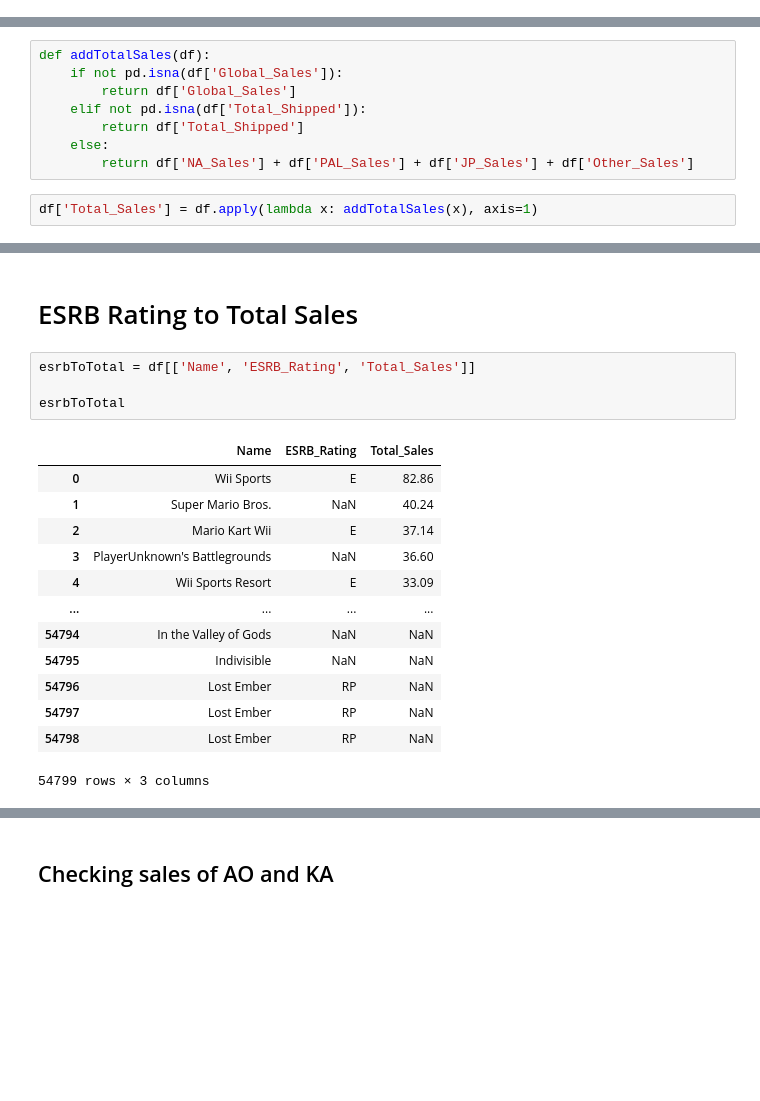
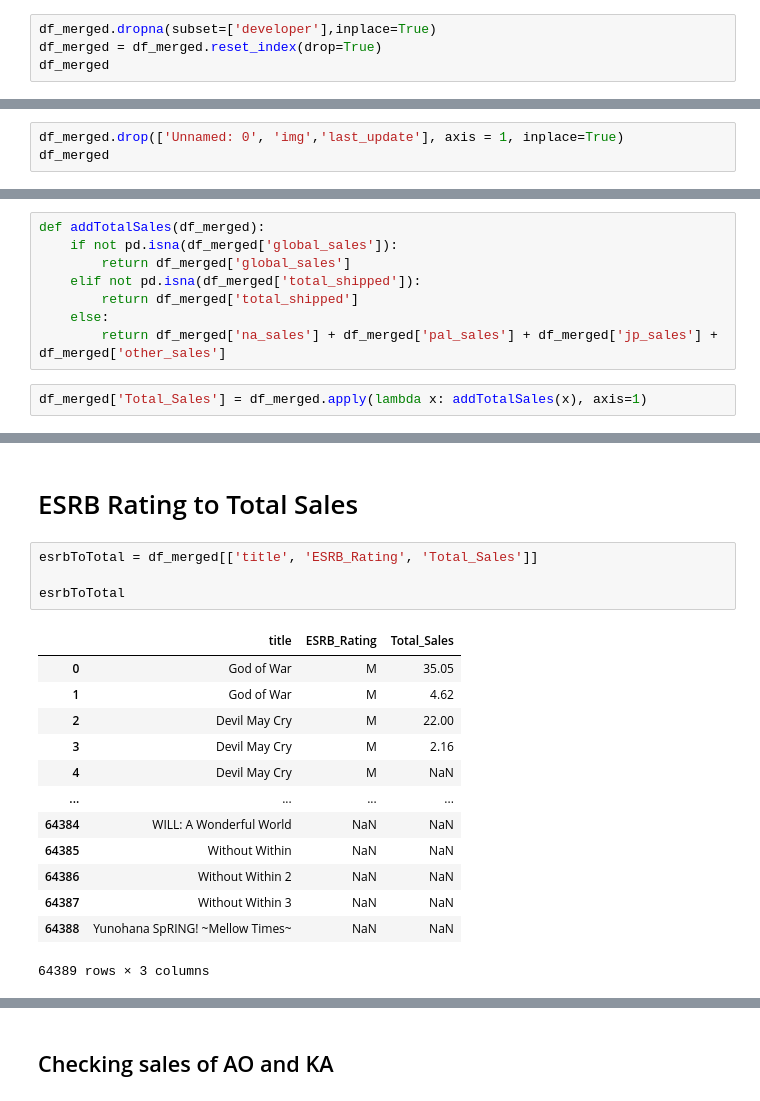
Before and after one commit to Secade/DATASCI-Video-Game-Sales, a Jupyter notebook: Video Game Sales EDA.ipynb, the cells around one changed output, grey strips where cells are left out. Cells and saved outputs as stored; diff of their text form; blank space fills up the shorter version.

```diff
--- a/Video Game Sales EDA.ipynb
+++ b/Video Game Sales EDA.ipynb
@@ -99,0 +138,4 @@ df
+# %%
+df_merged.dropna(subset=['developer'],inplace=True)
+df_merged = df_merged.reset_index(drop=True)
+df_merged
@@ -99,0 +156,3 @@ df
+# %%
+df_merged.drop(['Unnamed: 0', 'img','last_update'], axis = 1, inplace=True)
+df_merged
@@ -100,10 +173,10 @@ df
 # %%
-def addTotalSales(df):
-    if not pd.isna(df['Global_Sales']):
-        return df['Global_Sales']
-    elif not pd.isna(df['Total_Shipped']):
-        return df['Total_Shipped']
+def addTotalSales(df_merged):
+    if not pd.isna(df_merged['global_sales']):
+        return df_merged['global_sales']
+    elif not pd.isna(df_merged['total_shipped']):
+        return df_merged['total_shipped']
     else:
-        return df['NA_Sales'] + df['PAL_Sales'] + df['JP_Sales'] + df['Other_Sales']
+        return df_merged['na_sales'] + df_merged['pal_sales'] + df_merged['jp_sales'] + df_merged['other_sales']
 # %%
-df['Total_Sales'] = df.apply(lambda x: addTotalSales(x), axis=1)
+df_merged['Total_Sales'] = df_merged.apply(lambda x: addTotalSales(x), axis=1)
@@ -163,23 +236,23 @@ esrbToCount
 # %% [markdown]
 # ESRB Rating to Total Sales
 # %%
-esrbToTotal = df[['Name', 'ESRB_Rating', 'Total_Sales']]
+esrbToTotal = df_merged[['title', 'ESRB_Rating', 'Total_Sales']]
 
 esrbToTotal
 # %% [output]
-|  | Name | ESRB_Rating | Total_Sales |
-| 0 | Wii Sports | E | 82.86 |
-| 1 | Super Mario Bros. | NaN | 40.24 |
-| 2 | Mario Kart Wii | E | 37.14 |
-| 3 | PlayerUnknown's Battlegrounds | NaN | 36.60 |
-| 4 | Wii Sports Resort | E | 33.09 |
+|  | title | ESRB_Rating | Total_Sales |
+| 0 | God of War | M | 35.05 |
+| 1 | God of War | M | 4.62 |
+| 2 | Devil May Cry | M | 22.00 |
+| 3 | Devil May Cry | M | 2.16 |
+| 4 | Devil May Cry | M | NaN |
 | ... | ... | ... | ... |
-| 54794 | In the Valley of Gods | NaN | NaN |
-| 54795 | Indivisible | NaN | NaN |
-| 54796 | Lost Ember | RP | NaN |
-| 54797 | Lost Ember | RP | NaN |
-| 54798 | Lost Ember | RP | NaN |
+| 64384 | WILL: A Wonderful World | NaN | NaN |
+| 64385 | Without Within | NaN | NaN |
+| 64386 | Without Within 2 | NaN | NaN |
+| 64387 | Without Within 3 | NaN | NaN |
+| 64388 | Yunohana SpRING! ~Mellow Times~ | NaN | NaN |
-54799 rows × 3 columns
+64389 rows × 3 columns
 # %%
 esrbToTotal['Total_Sales'].describe()
 # %% [output]
```
Also changed, not shown: parts of 27 cells of this notebook, 1 other file.
